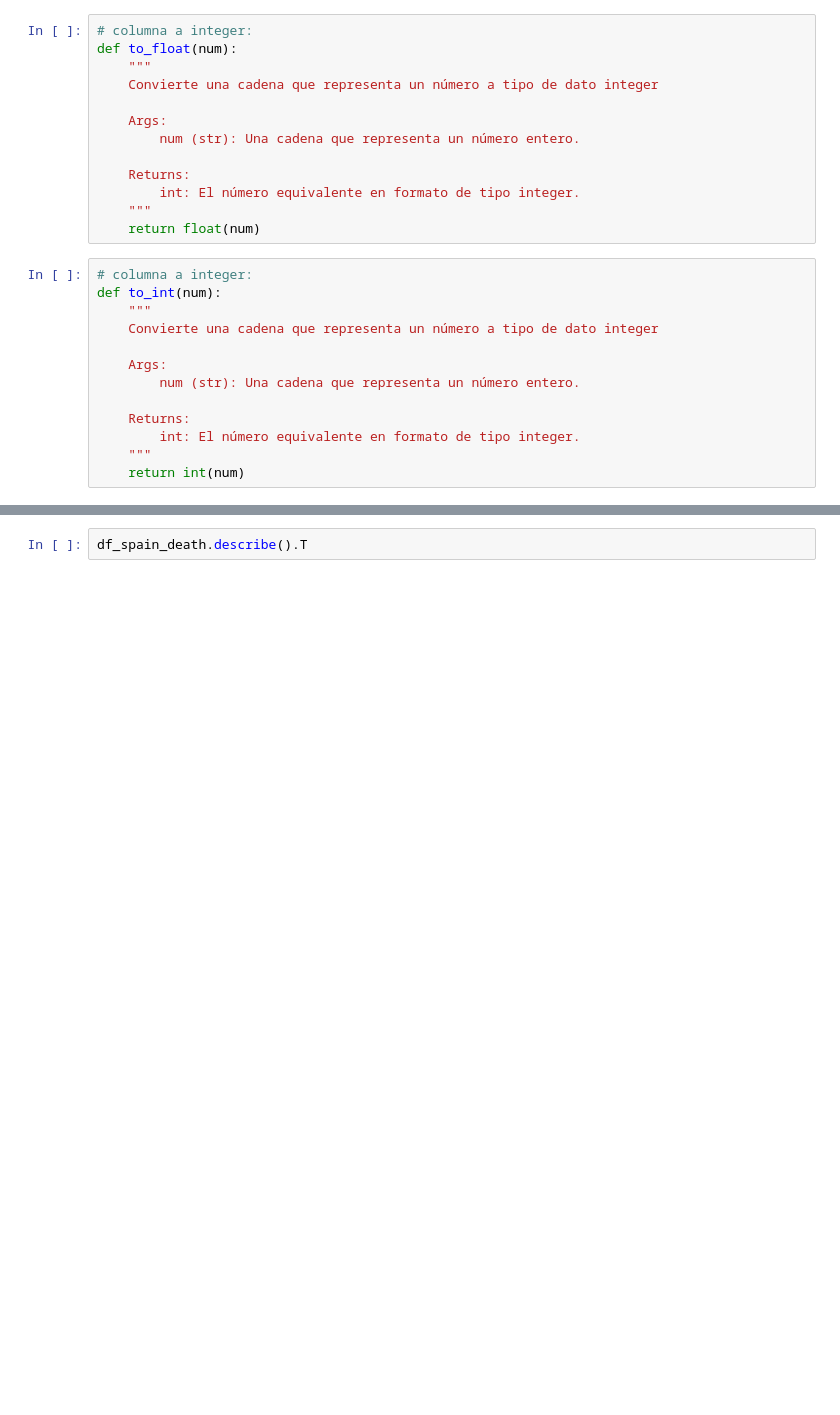
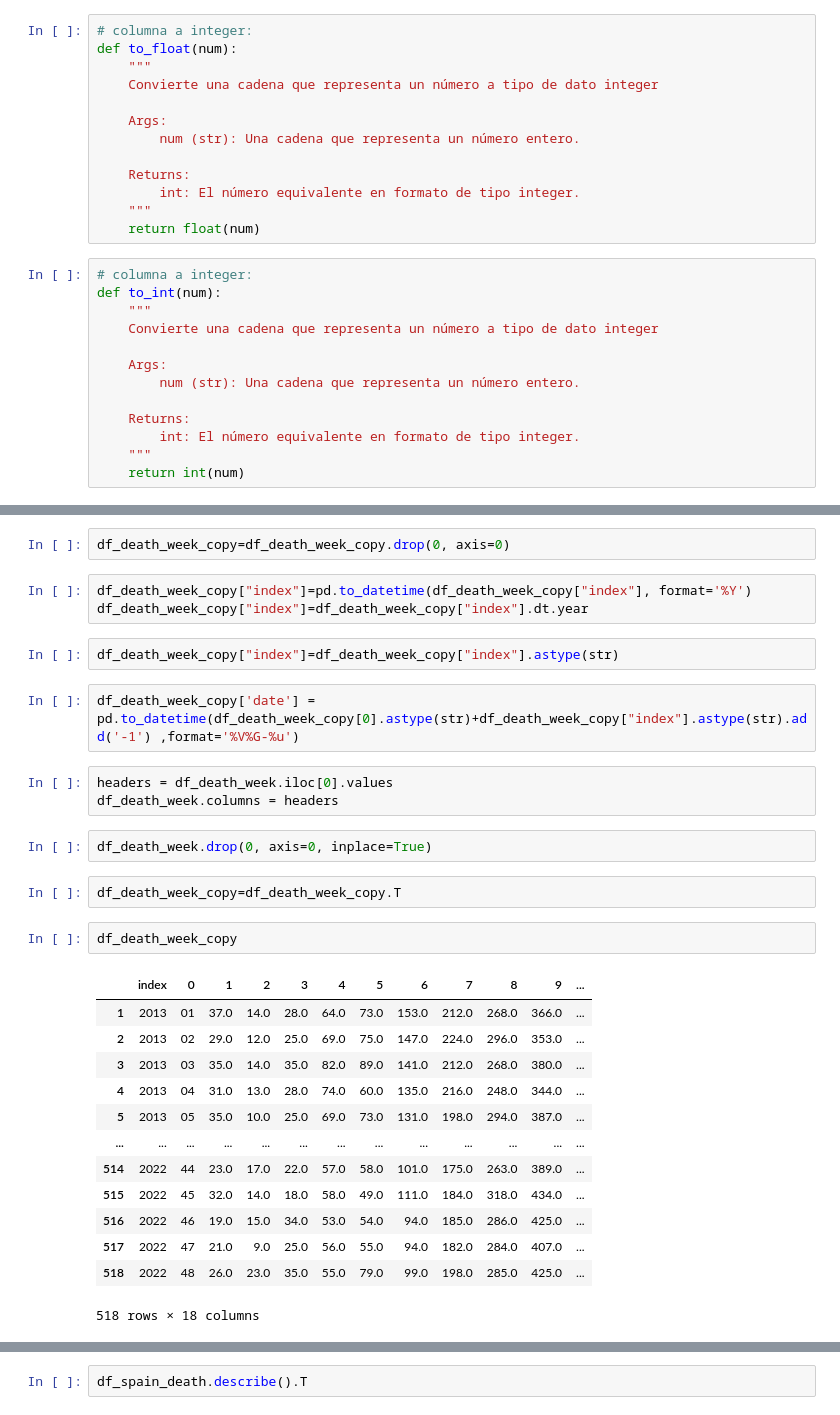
Before and after one commit to Adalab/da-modulo4-sprint1-pairprogramming-Sara-Mael, a Jupyter notebook: notebooks/spain_deaths_week.ipynb, the cells around one changed output, grey strips where cells are left out. Cells and saved outputs as stored; diff of their text form; blank space fills up the shorter version.

```diff
--- a/notebooks/spain_deaths_week.ipynb
+++ b/notebooks/spain_deaths_week.ipynb
@@ -334,0 +487,32 @@ for column in columns_to_int:
+# %%
+df_death_week_copy=df_death_week_copy.drop(0, axis=0)
+# %%
+df_death_week_copy["index"]=pd.to_datetime(df_death_week_copy["index"], format='%Y')
+df_death_week_copy["index"]=df_death_week_copy["index"].dt.year
+# %%
+df_death_week_copy["index"]=df_death_week_copy["index"].astype(str)
+# %%
+df_death_week_copy['date'] = pd.to_datetime(df_death_week_copy[0].astype(str)+df_death_week_copy["index"].astype(str).add('-1') ,format='%V%G-%u')
+# %%
+headers = df_death_week.iloc[0].values
+df_death_week.columns = headers
+# %%
+df_death_week.drop(0, axis=0, inplace=True)
+# %%
+df_death_week_copy=df_death_week_copy.T
+# %%
+df_death_week_copy
+# %% [output]
+|  | index | 0 | 1 | 2 | 3 | 4 | 5 | 6 | 7 | 8 | 9 | ... |
+| 1 | 2013 | 01 | 37.0 | 14.0 | 28.0 | 64.0 | 73.0 | 153.0 | 212.0 | 268.0 | 366.0 | ... |
+| 2 | 2013 | 02 | 29.0 | 12.0 | 25.0 | 69.0 | 75.0 | 147.0 | 224.0 | 296.0 | 353.0 | ... |
+| 3 | 2013 | 03 | 35.0 | 14.0 | 35.0 | 82.0 | 89.0 | 141.0 | 212.0 | 268.0 | 380.0 | ... |
+| 4 | 2013 | 04 | 31.0 | 13.0 | 28.0 | 74.0 | 60.0 | 135.0 | 216.0 | 248.0 | 344.0 | ... |
+| 5 | 2013 | 05 | 35.0 | 10.0 | 25.0 | 69.0 | 73.0 | 131.0 | 198.0 | 294.0 | 387.0 | ... |
+| ... | ... | ... | ... | ... | ... | ... | ... | ... | ... | ... | ... | ... |
+| 514 | 2022 | 44 | 23.0 | 17.0 | 22.0 | 57.0 | 58.0 | 101.0 | 175.0 | 263.0 | 389.0 | ... |
+| 515 | 2022 | 45 | 32.0 | 14.0 | 18.0 | 58.0 | 49.0 | 111.0 | 184.0 | 318.0 | 434.0 | ... |
+| 516 | 2022 | 46 | 19.0 | 15.0 | 34.0 | 53.0 | 54.0 | 94.0 | 185.0 | 286.0 | 425.0 | ... |
+| 517 | 2022 | 47 | 21.0 | 9.0 | 25.0 | 56.0 | 55.0 | 94.0 | 182.0 | 284.0 | 407.0 | ... |
+| 518 | 2022 | 48 | 26.0 | 23.0 | 35.0 | 55.0 | 79.0 | 99.0 | 198.0 | 285.0 | 425.0 | ... |
+518 rows × 18 columns
```
Also changed, not shown: parts of 18 cells of this notebook, 1 other file.
